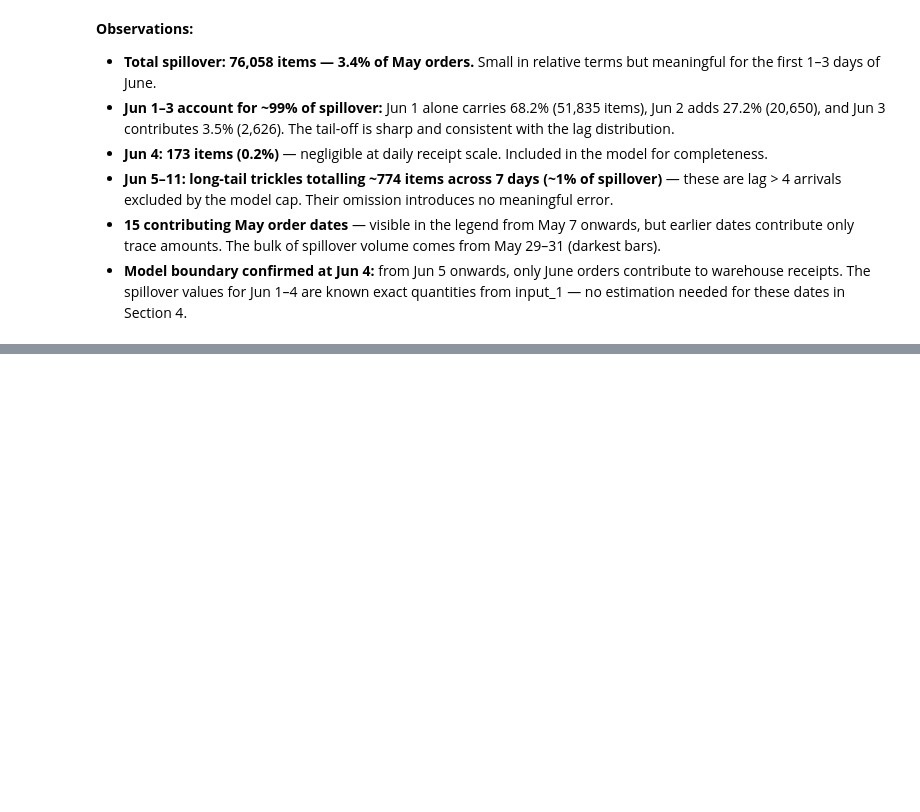
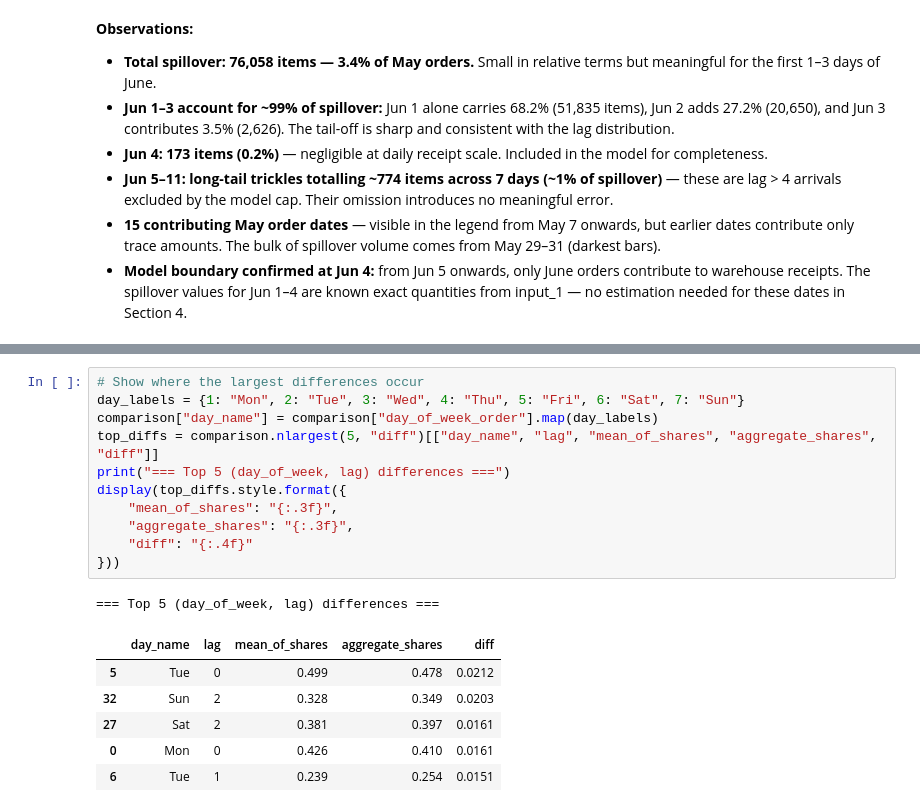
Before and after one commit to traha-89/zalando_fcst_case_study, a Jupyter notebook: analysis.ipynb, the cells around one changed output, grey strips where cells are left out. Drawn from its saved outputs; the diff is of its cells as text; blank space fills up the shorter version.

```diff
--- a/analysis.ipynb
+++ b/analysis.ipynb
@@ -1108,0 +1254,19 @@ plt.show()
+# %%
+# Show where the largest differences occur
+day_labels = {1: "Mon", 2: "Tue", 3: "Wed", 4: "Thu", 5: "Fri", 6: "Sat", 7: "Sun"}
+comparison["day_name"] = comparison["day_of_week_order"].map(day_labels)
+top_diffs = comparison.nlargest(5, "diff")[["day_name", "lag", "mean_of_shares", "aggregate_shares", "diff"]]
+print("=== Top 5 (day_of_week, lag) differences ===")
+display(top_diffs.style.format({
+    "mean_of_shares": "{:.3f}",
+    "aggregate_shares": "{:.3f}",
+    "diff": "{:.4f}"
+}))
+# %% [output]
+=== Top 5 (day_of_week, lag) differences ===
+|  | day_name | lag | mean_of_shares | aggregate_shares | diff |
+| 5 | Tue | 0 | 0.499 | 0.478 | 0.0212 |
+| 32 | Sun | 2 | 0.328 | 0.349 | 0.0203 |
+| 27 | Sat | 2 | 0.381 | 0.397 | 0.0161 |
+| 0 | Mon | 0 | 0.426 | 0.410 | 0.0161 |
+| 6 | Tue | 1 | 0.239 | 0.254 | 0.0151 |
```
Also changed, not shown: parts of 13 cells of this notebook, 2 other files.
